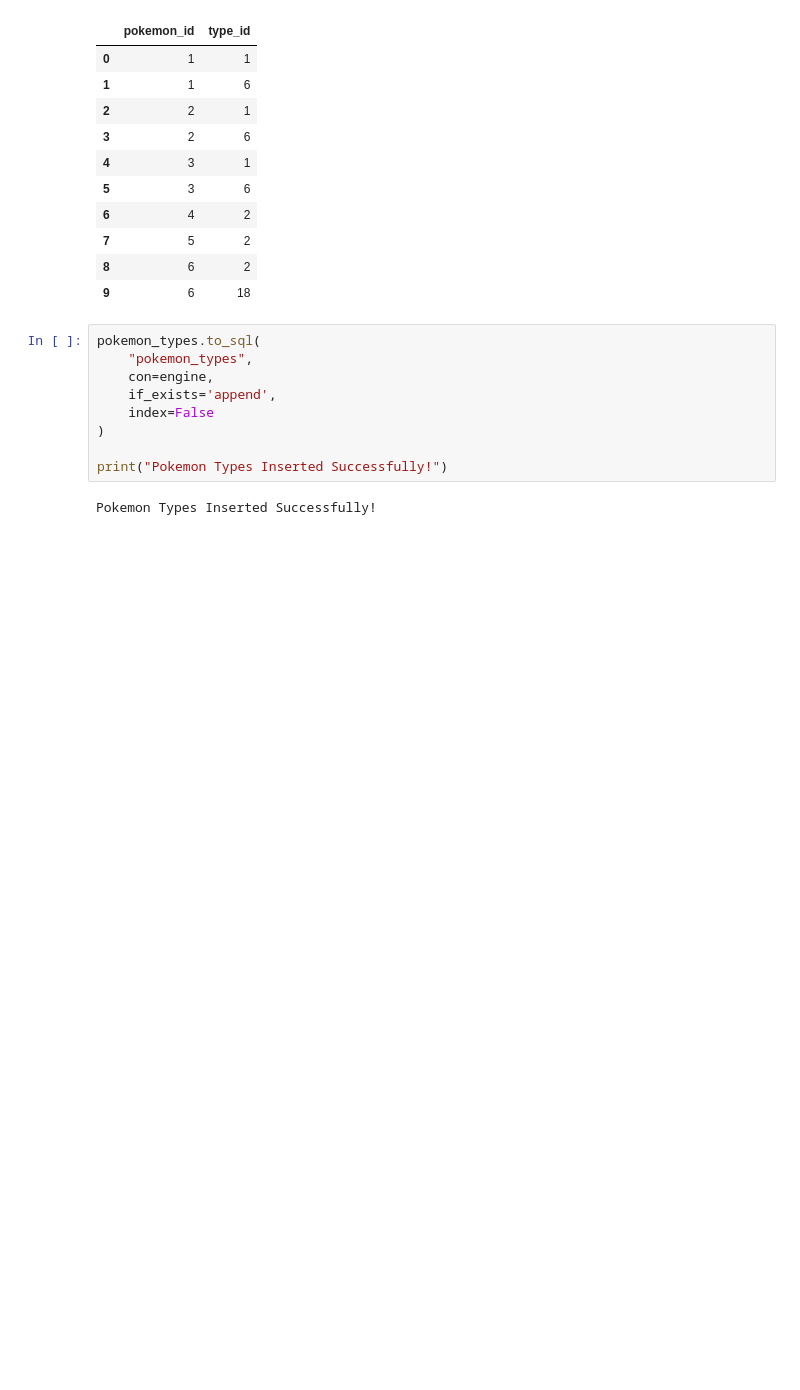
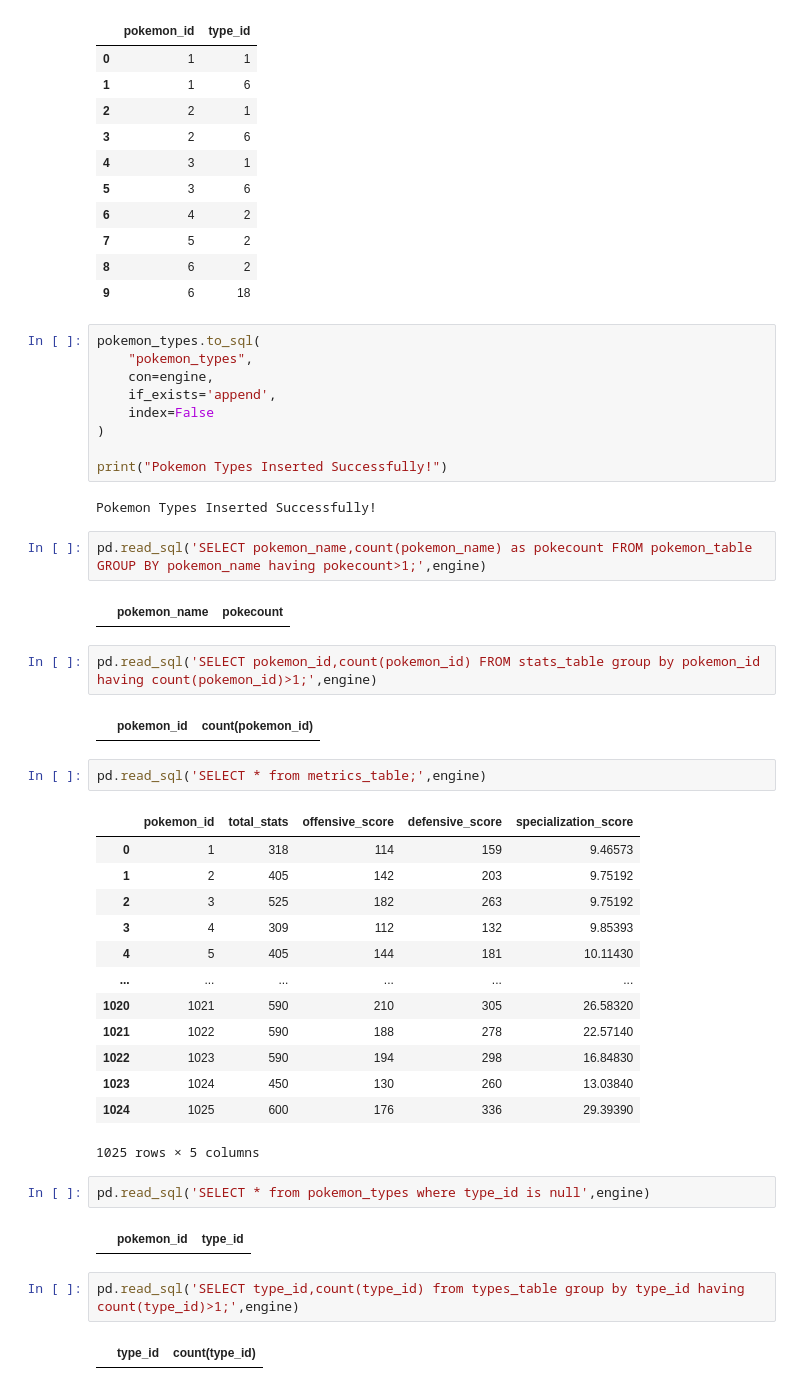
Before and after one commit to OmkarBhujbalra0/Pokemon-Strength-Analysis, a Jupyter notebook: datanalysis.ipynb, the cells around one changed output. Drawn from its saved outputs; the diff is of its cells as text; blank space fills up the shorter version.

```diff
--- a/datanalysis.ipynb
+++ b/datanalysis.ipynb
@@ -343,3 +343,35 @@ pokemon_types.to_sql(
 print("Pokemon Types Inserted Successfully!")
 # %% [output]
 Pokemon Types Inserted Successfully!
+# %%
+pd.read_sql('SELECT pokemon_name,count(pokemon_name) as pokecount FROM pokemon_table GROUP BY pokemon_name having pokecount>1;',engine)
+# %% [output]
+|  | pokemon_name | pokecount |
+# %%
+pd.read_sql('SELECT pokemon_id,count(pokemon_id) FROM stats_table group by pokemon_id having count(pokemon_id)>1;',engine)
+# %% [output]
+|  | pokemon_id | count(pokemon_id) |
+# %%
+pd.read_sql('SELECT * from metrics_table;',engine)
+# %% [output]
+|  | pokemon_id | total_stats | offensive_score | defensive_score | specialization_score |
+| 0 | 1 | 318 | 114 | 159 | 9.46573 |
+| 1 | 2 | 405 | 142 | 203 | 9.75192 |
+| 2 | 3 | 525 | 182 | 263 | 9.75192 |
+| 3 | 4 | 309 | 112 | 132 | 9.85393 |
+| 4 | 5 | 405 | 144 | 181 | 10.11430 |
+| ... | ... | ... | ... | ... | ... |
+| 1020 | 1021 | 590 | 210 | 305 | 26.58320 |
+| 1021 | 1022 | 590 | 188 | 278 | 22.57140 |
+| 1022 | 1023 | 590 | 194 | 298 | 16.84830 |
+| 1023 | 1024 | 450 | 130 | 260 | 13.03840 |
+| 1024 | 1025 | 600 | 176 | 336 | 29.39390 |
+1025 rows × 5 columns
+# %%
+pd.read_sql('SELECT * from pokemon_types where type_id is null',engine)
+# %% [output]
+|  | pokemon_id | type_id |
+# %%
+pd.read_sql('SELECT type_id,count(type_id) from types_table group by type_id having count(type_id)>1;',engine)
+# %% [output]
+|  | type_id | count(type_id) |
```
Also changed, not shown: parts of 6 cells of this notebook, 2 other files.
